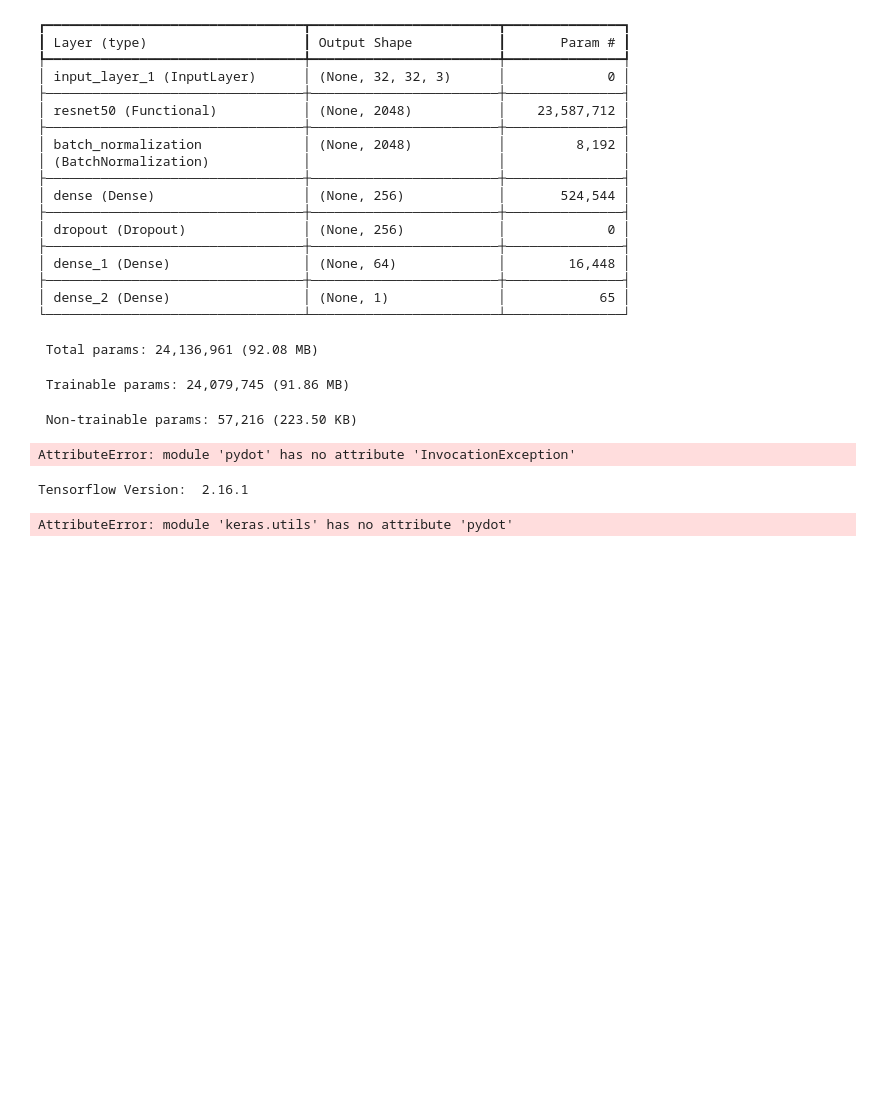
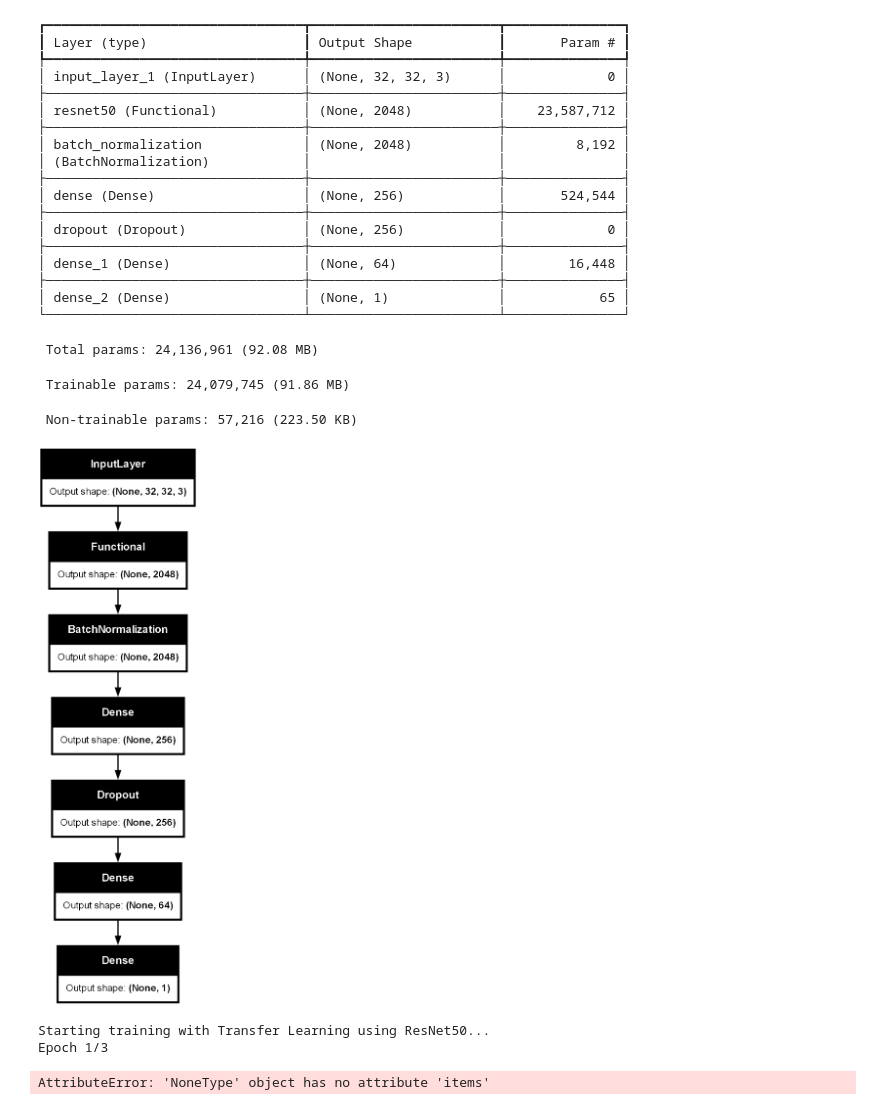
Before and after one commit to andrew-lin-chang/cifake, a Jupyter notebook: cifake.ipynb, the cells around one changed output. Cells and saved outputs as stored; diff of their text form; code cells hidden in the pictures; blank space fills up the shorter version.

```diff
--- a/cifake.ipynb
+++ b/cifake.ipynb
@@ -93,17 +107,21 @@ Model: "functional_1"
 # %%
 # Visualize the ResNet model architecture
 tf.keras.utils.plot_model(ResNet_model, show_shapes = True, to_file = 'ResNet_model.png')
-
-# Image('ResNet_model.png')
-# img = plt.imread('ResNet_model.png')
-# plt.imshow(img)
-# plt.axis('off')  # Turn off axis labels
-# plt.show()
+Image('ResNet_model.png')
 # %% [output]
-AttributeError: module 'pydot' has no attribute 'InvocationException'
+[figure, added]
-# %%
-print("Tensorflow Version: ", tf.__version__)
-print("Pydot Version: ", tf.keras.utils.pydot.__version__)
-# %% [output]
-Tensorflow Version:  2.16.1
-AttributeError: module 'keras.utils' has no attribute 'pydot'
+# %%
+# Train the Transfer Learning model
+print("Starting training with Transfer Learning using ResNet50...")
+ResNet_model_history = ResNet_model.fit(
+    train_ds,
+    validation_data = test_ds,
+    epochs = 3,
+    verbose = 1,
+    callbacks = [early_stopping]
+)
+print("Transfer Learning training finished.")
+# %% [output]
+Starting training with Transfer Learning using ResNet50...
+Epoch 1/3
+AttributeError: 'NoneType' object has no attribute 'items'
```
Also changed, not shown: parts of 25 cells of this notebook, 1 other file.
